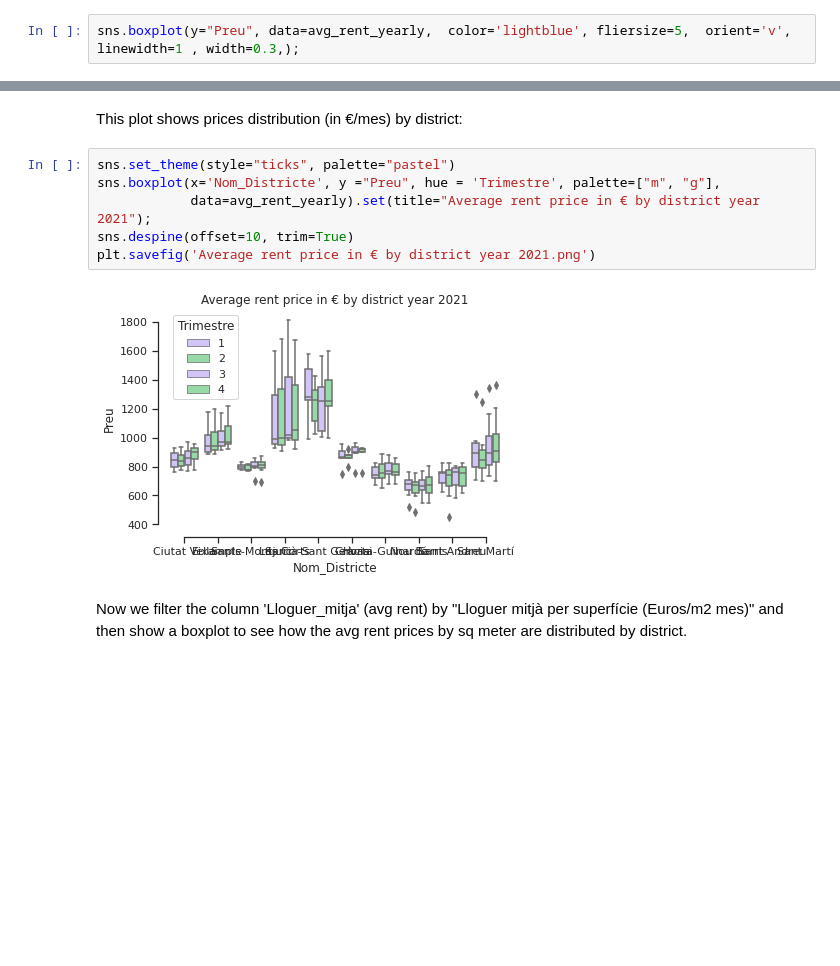
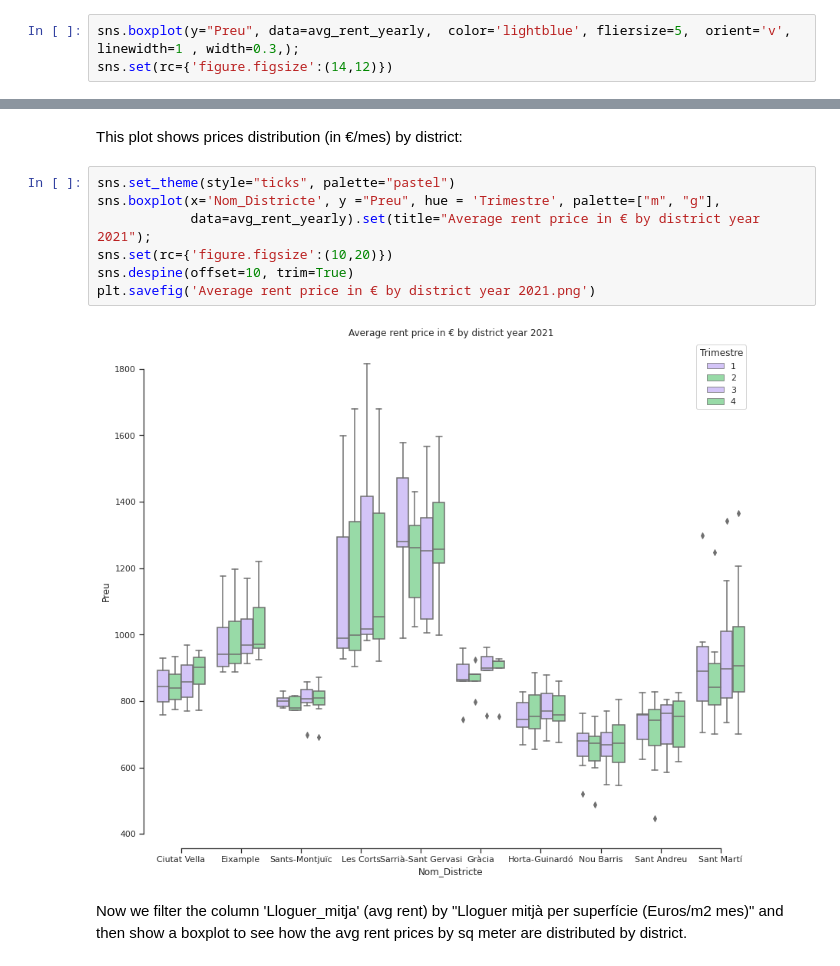
Before and after one commit to ddenebb/visualitzacio_exploratoria, a Jupyter notebook: Tasca_M4_T01.ipynb, the cells around one changed output, grey strips where cells are left out. Saved outputs shown, nothing was run; the diff lists cells and outputs as text; blank space fills up the shorter version.

```diff
--- a/Tasca_M4_T01.ipynb
+++ b/Tasca_M4_T01.ipynb
@@ -181,4 +181,5 @@ avg_rent_yearly=df[(df.Lloguer_mitja == 'Lloguer mitjà mensual (Euros/mes)')]
 This plot shows prices distribution (in €/mes) for the whole town:
 # %%
 sns.boxplot(y="Preu", data=avg_rent_yearly,  color='lightblue', fliersize=5,  orient='v', linewidth=1 , width=0.3,);
+sns.set(rc={'figure.figsize':(14,12)})
 # %% [output]
@@ -188,11 +189,12 @@ This plot shows prices distribution (in €/mes) by district:
 # %%
 sns.set_theme(style="ticks", palette="pastel")
 sns.boxplot(x='Nom_Districte', y ="Preu", hue = 'Trimestre', palette=["m", "g"],
             data=avg_rent_yearly).set(title="Average rent price in € by district year 2021");
+sns.set(rc={'figure.figsize':(10,20)})
 sns.despine(offset=10, trim=True)
 plt.savefig('Average rent price in € by district year 2021.png')
 # %% [output]
-[figure, old version]
+[figure, new version]
 # %% [markdown]
 Now we filter the column 'Lloguer_mitja' (avg rent) by "Lloguer mitjà per superfície (Euros/m2 mes)" and then show a boxplot to see how the avg rent prices by sq meter are distributed by district.
 # %%
```
Also changed, not shown: parts of 3 cells of this notebook.
